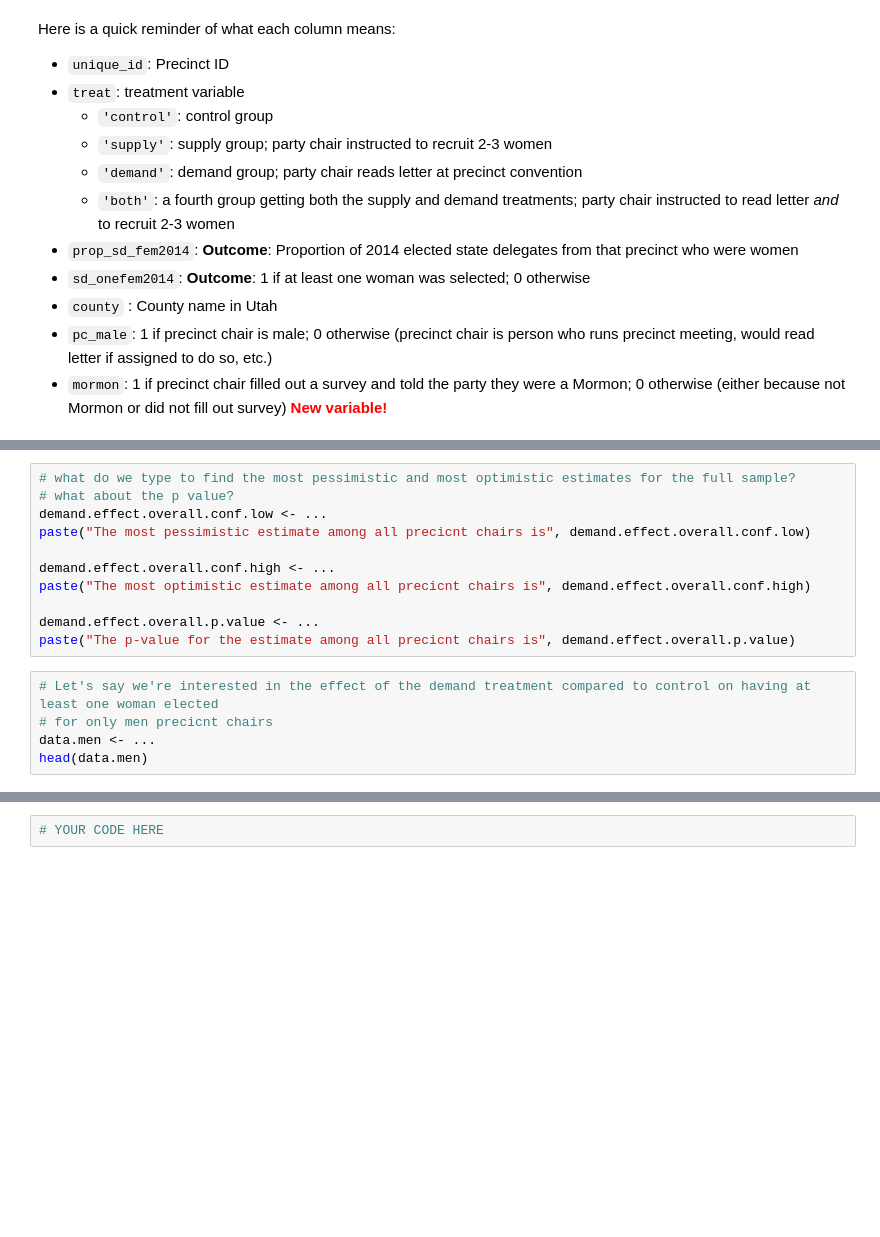
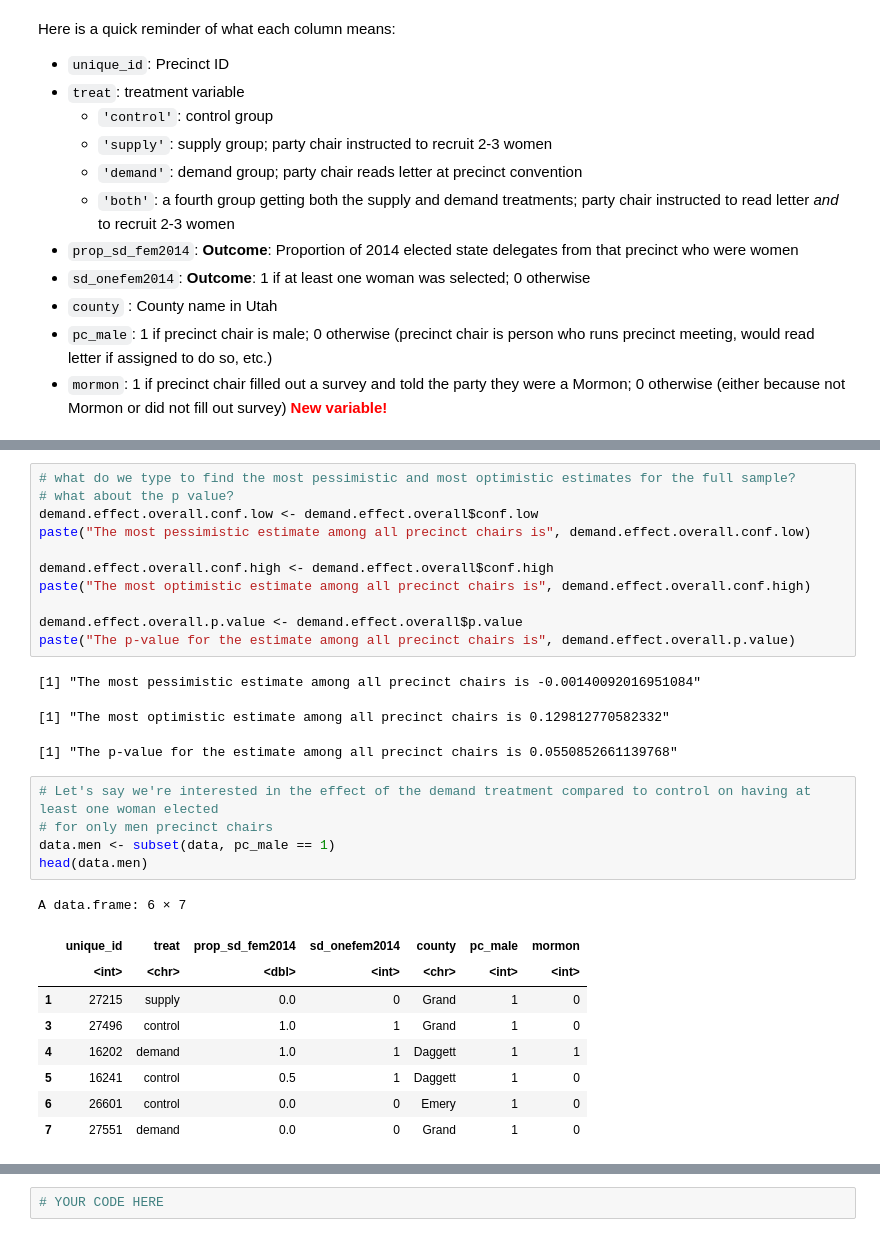
Before and after one commit to alanyan19/ps3, a Jupyter notebook: Week8_Lecture1SANDBOX.ipynb, the cells around one changed output, grey strips where cells are left out. Cells and saved outputs as stored; diff of their text form; blank space fills up the shorter version.

```diff
--- a/Week8_Lecture1SANDBOX.ipynb
+++ b/Week8_Lecture1SANDBOX.ipynb
@@ -32,17 +52,31 @@ demand.effect.overall <- ...
 # %%
 # what do we type to find the most pessimistic and most optimistic estimates for the full sample?
 # what about the p value?
-demand.effect.overall.conf.low <- ...
-paste("The most pessimistic estimate among all precicnt chairs is", demand.effect.overall.conf.low)
+demand.effect.overall.conf.low <- demand.effect.overall$conf.low
+paste("The most pessimistic estimate among all precinct chairs is", demand.effect.overall.conf.low)
 
-demand.effect.overall.conf.high <- ...
-paste("The most optimistic estimate among all precicnt chairs is", demand.effect.overall.conf.high)
+demand.effect.overall.conf.high <- demand.effect.overall$conf.high
+paste("The most optimistic estimate among all precinct chairs is", demand.effect.overall.conf.high)
 
-demand.effect.overall.p.value <- ...
-paste("The p-value for the estimate among all precicnt chairs is", demand.effect.overall.p.value)
+demand.effect.overall.p.value <- demand.effect.overall$p.value
+paste("The p-value for the estimate among all precinct chairs is", demand.effect.overall.p.value)
+# %% [output]
+[1] "The most pessimistic estimate among all precinct chairs is -0.00140092016951084"
+[1] "The most optimistic estimate among all precinct chairs is 0.129812770582332"
+[1] "The p-value for the estimate among all precinct chairs is 0.0550852661139768"
 # %%
 # Let's say we're interested in the effect of the demand treatment compared to control on having at least one woman elected
-# for only men precicnt chairs
-data.men <- ...
+# for only men precinct chairs
+data.men <- subset(data, pc_male == 1)
 head(data.men)
+# %% [output]
+A data.frame: 6 × 7
+|  | unique_id | treat | prop_sd_fem2014 | sd_onefem2014 | county | pc_male | mormon |
+|  | <int> | <chr> | <dbl> | <int> | <chr> | <int> | <int> |
+| 1 | 27215 | supply | 0.0 | 0 | Grand | 1 | 0 |
+| 3 | 27496 | control | 1.0 | 1 | Grand | 1 | 0 |
+| 4 | 16202 | demand | 1.0 | 1 | Daggett | 1 | 1 |
+| 5 | 16241 | control | 0.5 | 1 | Daggett | 1 | 0 |
+| 6 | 26601 | control | 0.0 | 0 | Emery | 1 | 0 |
+| 7 | 27551 | demand | 0.0 | 0 | Grand | 1 | 0 |
 # %%
```
Also changed, not shown: parts of 7 cells of this notebook, 1 other file.
